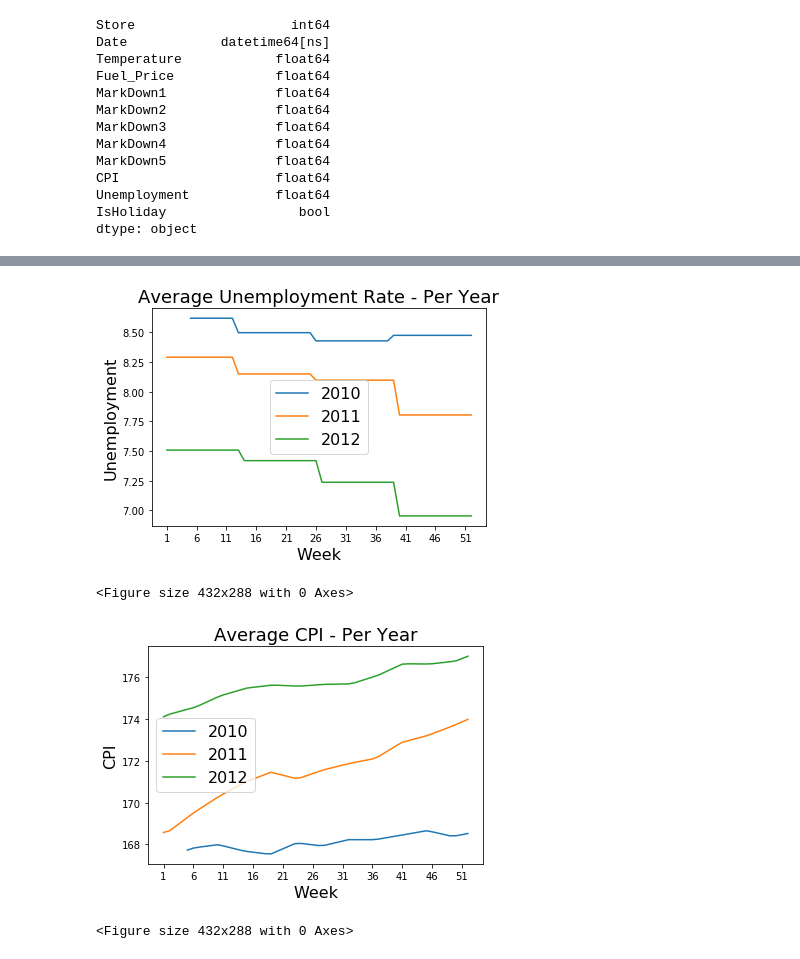
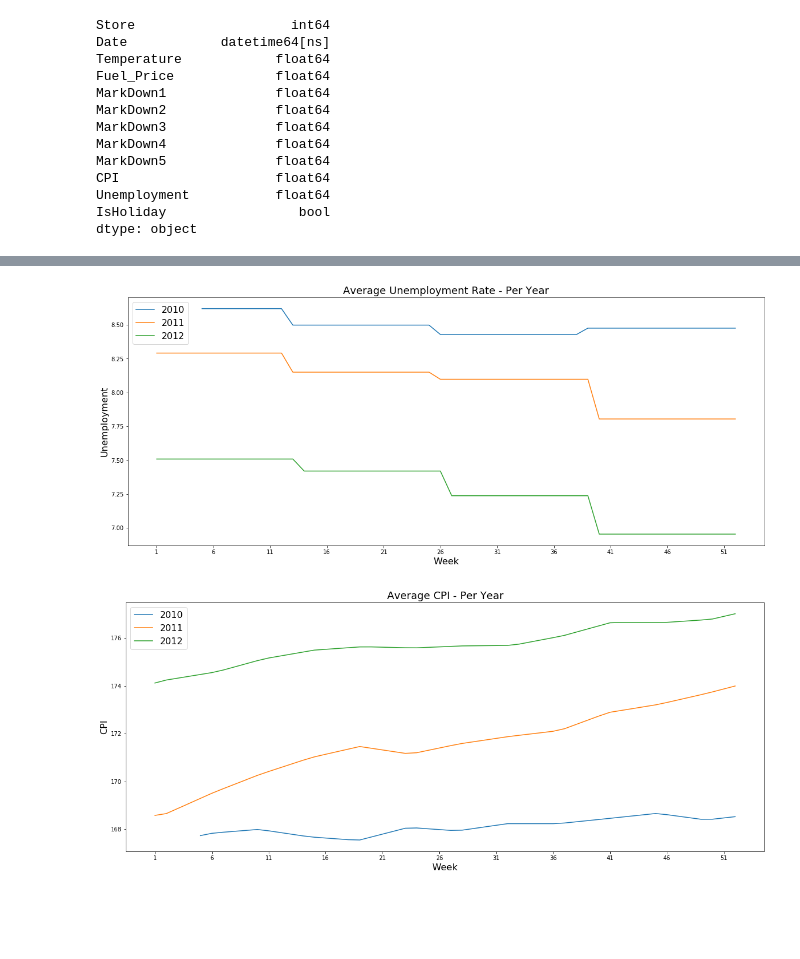
Before and after one commit to tbhaijee/Walmart-Sales-Predications, a Jupyter notebook: features.ipynb, the cells around one changed output, grey strips where cells are left out. Cells and saved outputs as stored; diff of their text form; code cells hidden in the pictures; blank space fills up the shorter version.

```diff
--- a/features.ipynb
+++ b/features.ipynb
@@ -75,30 +75,31 @@ features.head()
 | 4 | 1 | 2010-03-05 | 46.50 | 2.625 | NaN | NaN | NaN | NaN | NaN | ... |
 # %%
 #claculate mean for unemployment each week and plot for each year to analyzed if it is a contributing factor towards higher sales for that year
+from matplotlib.pyplot import *
 unemployment_2010 = features[features.Year==2010]['Unemployment'].groupby(features['Week']).mean()
 unemployment_2011 = features[features.Year==2011]['Unemployment'].groupby(features['Week']).mean()
 unemployment_2012 = features[features.Year==2012]['Unemployment'].groupby(features['Week']).mean()
-#plt.figure(figsize=(20,8))
+fig = figure(1,figsize=(20,8))
+#figure.tight_layout()
 plt.plot(unemployment_2010.index, unemployment_2010.values)
 plt.plot(unemployment_2011.index, unemployment_2011.values)
 plt.plot(unemployment_2012.index, unemployment_2012.values)
 #plt.grid()
 plt.xticks(np.arange(1, 53, step=5))
 plt.legend(['2010', '2011', '2012'], loc='best', fontsize=16)
 plt.title('Average Unemployment Rate - Per Year', fontsize=18)
 plt.ylabel('Unemployment', fontsize=16)
 plt.xlabel('Week', fontsize=16)
 plt.show()
-plt.savefig("results/average_unemployment_rate_per_year.png")
+fig.savefig("results/average_unemployment_rate_per_year.png",dpi=300)
 # %% [output]
-[figure, old version]
+[figure, new version]
-<Figure size 432x288 with 0 Axes>
 # %%
 #claculate mean for weekly cpi and plot for each year to analyzed if it is a contributing factor towards higher sales for the year
 cpi_2010 = features[features.Year==2010]['CPI'].groupby(features['Week']).mean()
 cpi_2011 = features[features.Year==2011]['CPI'].groupby(features['Week']).mean()
 cpi_2012 = features[features.Year==2012]['CPI'].groupby(features['Week']).mean()
-#plt.figure(figsize=(20,15))
+fig = figure(1,figsize=(20,8))
 plt.plot(cpi_2010.index, cpi_2010.values)
 plt.plot(cpi_2011.index, cpi_2011.values)
 plt.plot(cpi_2012.index, cpi_2012.values)
@@ -109,7 +110,6 @@ plt.title('Average CPI - Per Year', fontsize=18)
 plt.ylabel('CPI', fontsize=16)
 plt.xlabel('Week', fontsize=16)
 plt.show()
-plt.savefig("results/average_cpi_per_year.png")
+fig.savefig("results/average_cpi_per_year.png",dpi=300)
 # %% [output]
-[figure, old version]
+[figure, new version]
-<Figure size 432x288 with 0 Axes>
```
Also changed, not shown: 6 other files.
